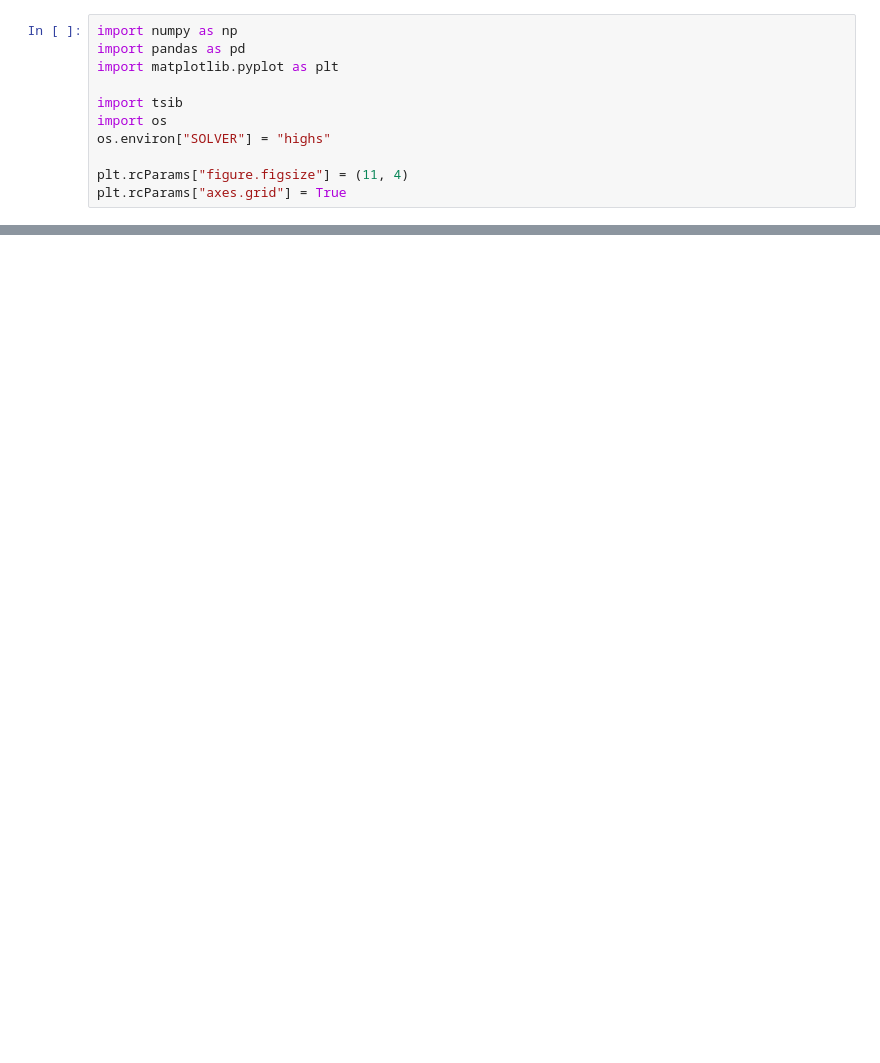
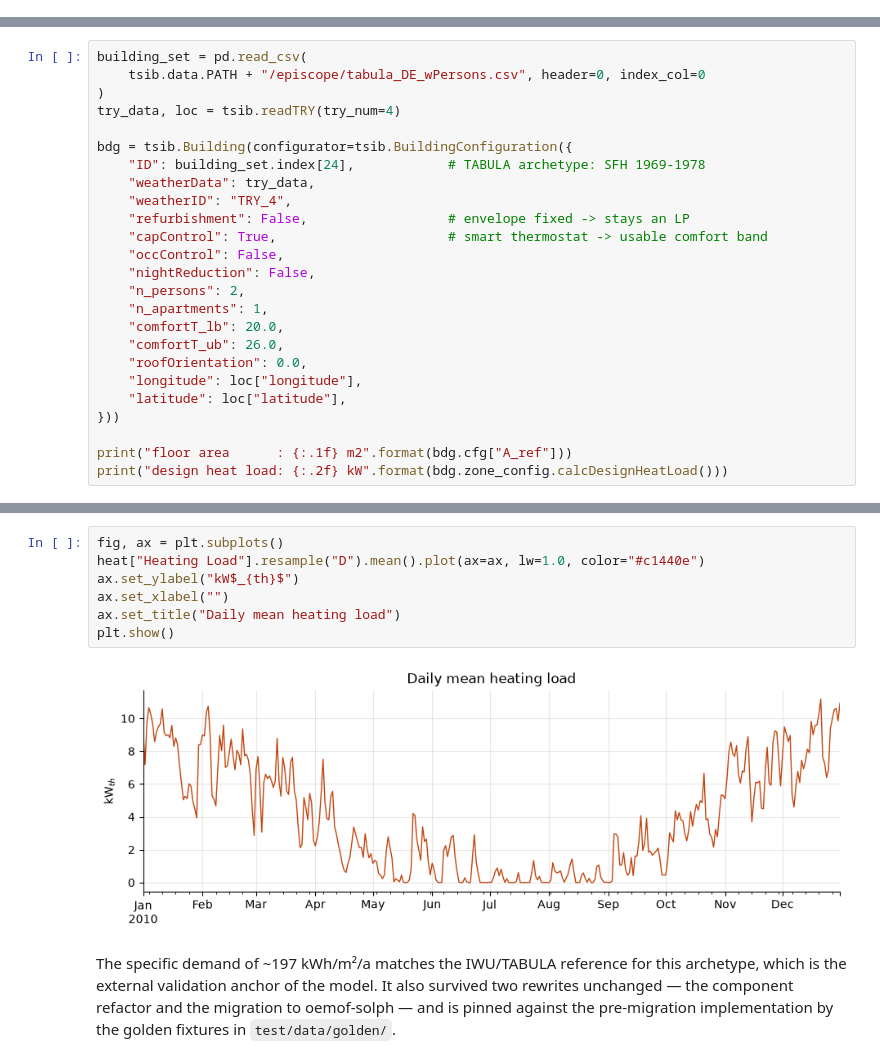
Before and after one commit to simu-flex-lokal/tsib, a Jupyter notebook: examples/energysystem/EnergySystemDemo.ipynb, the cells around one changed output, grey strips where cells are left out. Drawn from its saved outputs; the diff is of its cells as text; blank space fills up the shorter version.

Commit message:
Rewrite docs and examples for the solph implementation
Also fixes investment capex scaling, which used steps instead of hours.

```diff
--- a/examples/energysystem/EnergySystemDemo.ipynb
+++ b/examples/energysystem/EnergySystemDemo.ipynb
@@ -21,11 +0,0 @@ heat load time series. This notebook demonstrates exactly that.
-# %%
-import numpy as np
-import pandas as pd
-import matplotlib.pyplot as plt
-
-import tsib
-import os
-os.environ["SOLVER"] = "highs"
-
-plt.rcParams["figure.figsize"] = (11, 4)
-plt.rcParams["axes.grid"] = True
@@ -462,0 +47,25 @@ Total annual cost 5104 EUR/a   (sized in the same solve)
+# %%
+building_set = pd.read_csv(
+    tsib.data.PATH + "/episcope/tabula_DE_wPersons.csv", header=0, index_col=0
+)
+try_data, loc = tsib.readTRY(try_num=4)
+
+bdg = tsib.Building(configurator=tsib.BuildingConfiguration({
+    "ID": building_set.index[24],            # TABULA archetype: SFH 1969-1978
+    "weatherData": try_data,
+    "weatherID": "TRY_4",
+    "refurbishment": False,                  # envelope fixed -> stays an LP
+    "capControl": True,                      # smart thermostat -> usable comfort band
+    "occControl": False,
+    "nightReduction": False,
+    "n_persons": 2,
+    "n_apartments": 1,
+    "comfortT_lb": 20.0,
+    "comfortT_ub": 26.0,
+    "roofOrientation": 0.0,
+    "longitude": loc["longitude"],
+    "latitude": loc["latitude"],
+}))
+
+print("floor area      : {:.1f} m2".format(bdg.cfg["A_ref"]))
+print("design heat load: {:.2f} kW".format(bdg.zone_config.calcDesignHeatLoad()))
@@ -462,0 +89,14 @@ Total annual cost 5104 EUR/a   (sized in the same solve)
+# %%
+fig, ax = plt.subplots()
+heat["Heating Load"].resample("D").mean().plot(ax=ax, lw=1.0, color="#c1440e")
+ax.set_ylabel("kW$_{th}$")
+ax.set_xlabel("")
+ax.set_title("Daily mean heating load")
+plt.show()
+# %% [output]
+[figure, added]
+# %% [markdown]
+The specific demand of ~197 kWh/m²/a matches the IWU/TABULA reference for this archetype, which is
+the external validation anchor of the model. It also survived two rewrites unchanged — the
+component refactor and the migration to oemof-solph — and is pinned against the pre-migration
+implementation by the golden fixtures in `test/data/golden/`.
```
Also changed, not shown: parts of 38 cells of this notebook, 7 other files.
